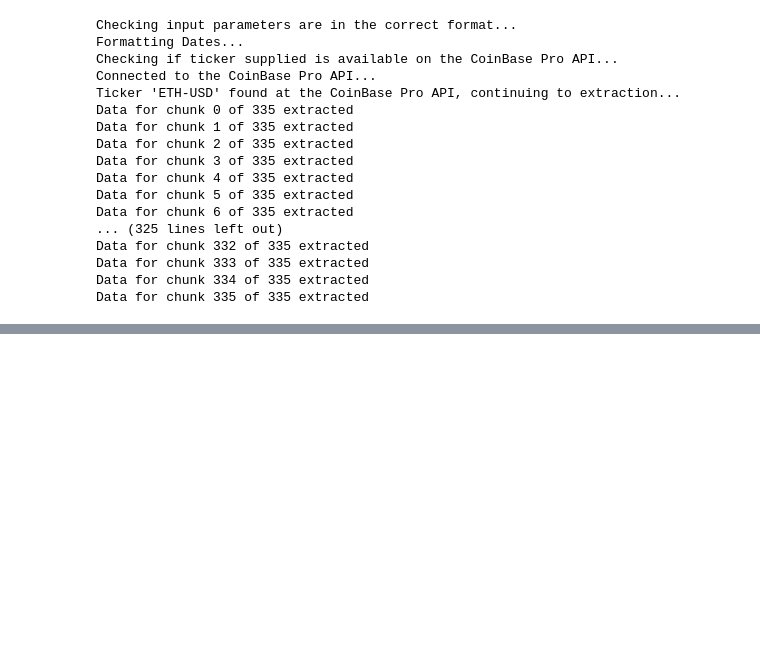
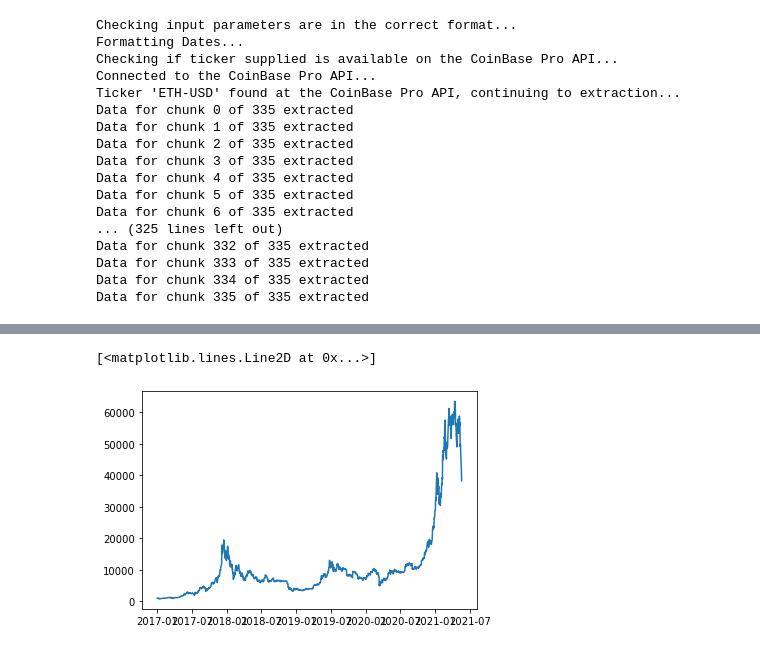
Before and after one commit to m-elbaz/Reinforcement_Learning, a Jupyter notebook: Untitled.ipynb, the cells around one changed output, grey strips where cells are left out. Saved outputs shown, nothing was run; the diff lists cells and outputs as text; code cells hidden in the pictures; blank space fills up the shorter version.

```diff
--- a/Untitled.ipynb
+++ b/Untitled.ipynb
@@ -327,0 +329,5 @@ btc_data
+# %%
+plt.plot(btc_data)
+# %% [output]
+[<matplotlib.lines.Line2D at 0x...>]
+[figure, added]
```
Also changed, not shown: parts of 8 cells of this notebook, 9 other files.
